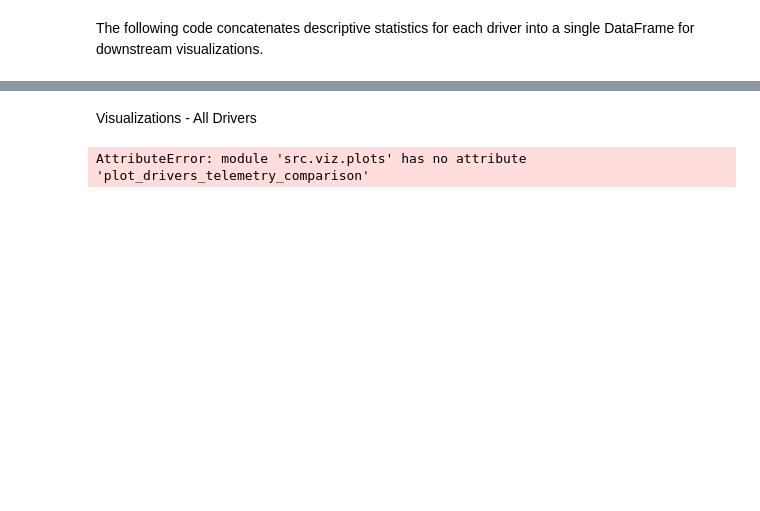
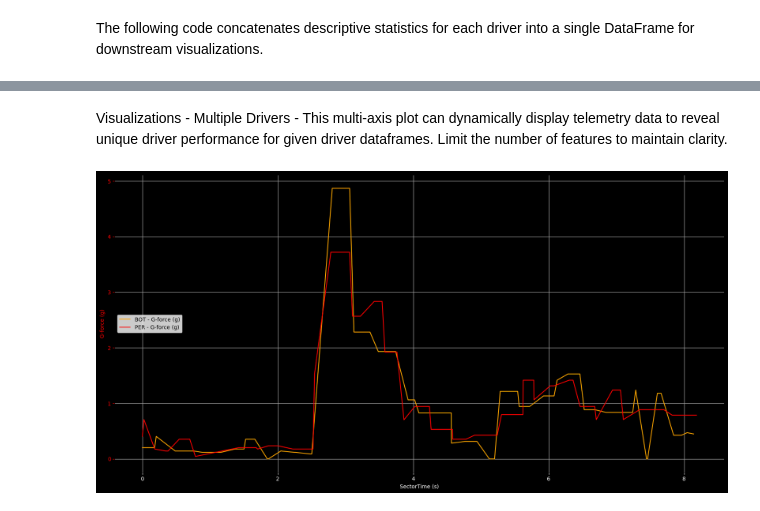
Before and after one commit to PESIII23/f1-driving-style-analytics-tool, a Jupyter notebook: notebooks/01_single_race_eda.ipynb, the cells around one changed output, grey strips where cells are left out. Drawn from its saved outputs; the diff is of its cells as text; code cells hidden in the pictures; blank space fills up the shorter version.

Commit message:
multiple driver telemetry plotting, gforce fix

```diff
--- a/notebooks/01_single_race_eda.ipynb
+++ b/notebooks/01_single_race_eda.ipynb
@@ -920,34 +920,13 @@ all_driver_eda_summaries
 | 0 | LAW | 16 | 59 | 74.444504 | 56.446005 | 56.111156 | 14.090491 | 13.888900 | 0.538231 | ... |
 | 0 | TSU | 16 | 61 | 75.555616 | 56.904029 | 57.777824 | 14.664272 | 15.625013 | -0.979042 | ... |
 | 0 | RUS | 16 | 54 | 75.555616 | 57.813222 | 58.865788 | 14.201363 | 12.731492 | -0.672161 | ... |
-# %% [markdown]
-Visualizations -  All Drivers
+# %% [markdown]
+Visualizations - Multiple Drivers - This multi-axis plot can dynamically display telemetry data to reveal unique driver performance for given driver dataframes.
+Limit the number of features to maintain clarity.
 # %%
-telemetry_col = ['Speed (m/s)']
-
-driver_dict = {
-    'Norris': norris_corner_telemetry,
-    'Piastri': piastri_corner_telemetry,
-    'Verstappen': verstappen_corner_telemetry,
-    'Perez': perez_corner_telemetry,
-    'Sainz': sainz_corner_telemetry,
-    'Leclerc': leclerc_corner_telemetry,
-    'Bottas': bottas_corner_telemetry,
-    'Alonso': alonso_corner_telemetry,
-    'Stroll': stroll_corner_telemetry,
-    'Gasly': gasly_corner_telemetry,
-    'Hulkenberg': hulkenberg_corner_telemetry,
-    'Magnussen': magnussen_corner_telemetry,
-    'Lawson': lawson_corner_telemetry,
-    'Tsunoda': tsunoda_corner_telemetry,
-    'Russell': russell_corner_telemetry
-}
-
-plots.plot_drivers_telemetry_comparison(
-    driver_data_dict=driver_dict,
-    time_col='SectorTime (s)',
-    telemetry_col='Speed (m/s)',
-    title='Sector 3 Turn 16 Speed Comparison'
-)
+plots.plot_multiple_drivers_telemetry(dfs=[bottas_corner_telemetry, perez_corner_telemetry],
+                                      drivers=[bottas, perez],
+                                      time_col='SectorTime (s)',
+                                      telemetry_cols=[g_force])
 # %% [output]
-AttributeError: module 'src.viz.plots' has no attribute 'plot_drivers_telemetry_comparison'
+[figure, added]
```
Also changed, not shown: parts of 2 cells of this notebook, 2 other files.
